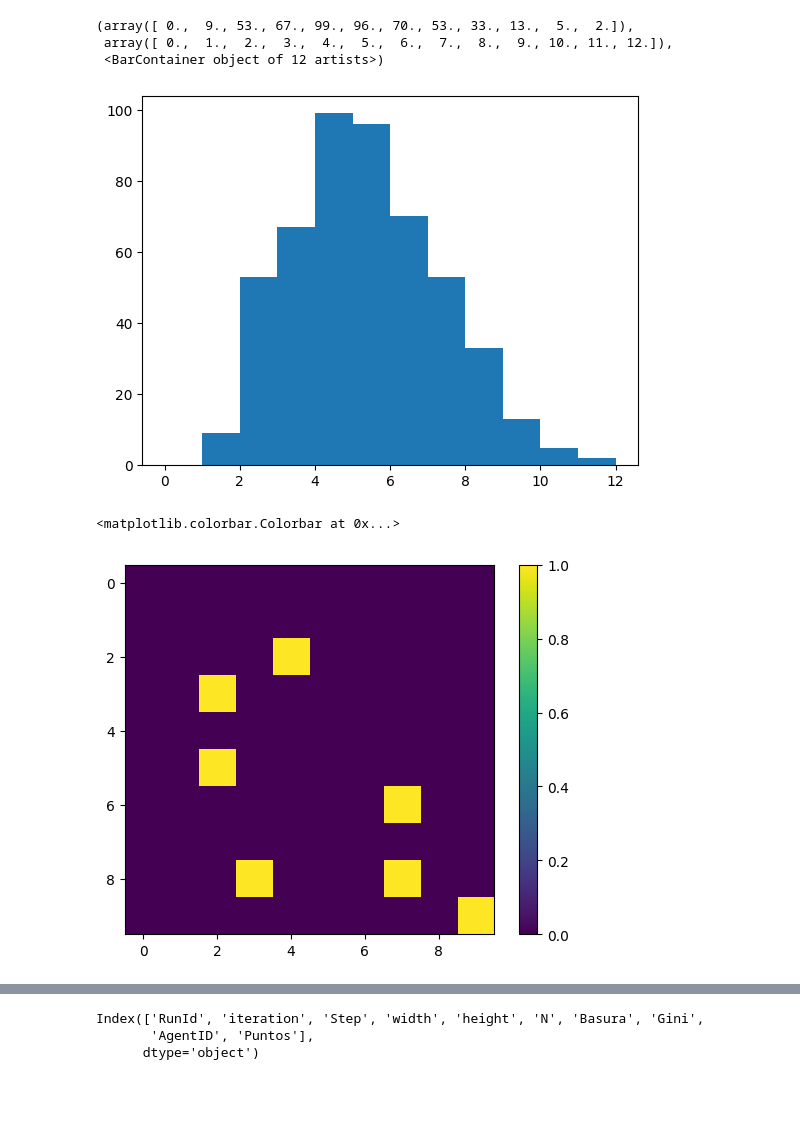
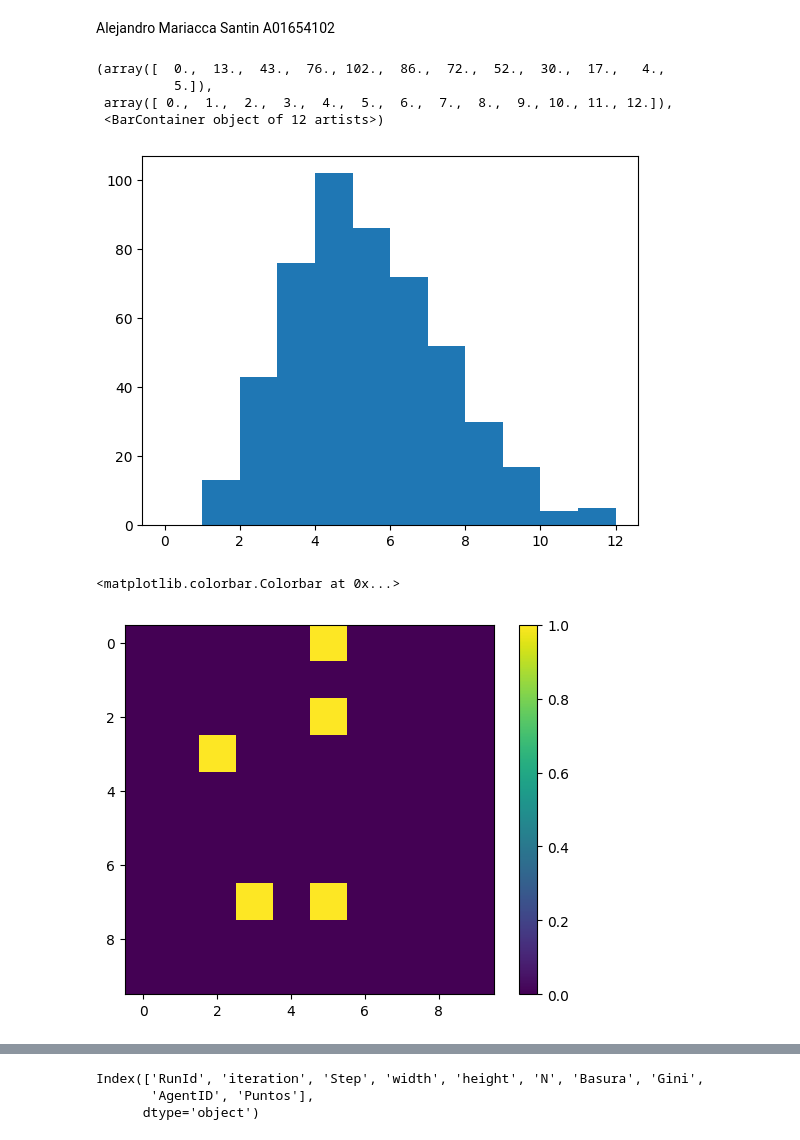
Before and after one commit to alemarsa-exe/M1-Actividad, a Jupyter notebook: M1.Graficas.ipynb, the cells around one changed output, grey strips where cells are left out. Cells and saved outputs as stored; diff of their text form; code cells hidden in the pictures; blank space fills up the shorter version.

```diff
--- a/M1.Graficas.ipynb
+++ b/M1.Graficas.ipynb
@@ -1,3 +1,6 @@
+# %% [markdown]
+Alejandro Mariacca Santin
+A01654102
 # %%
 %matplotlib inline
 import matplotlib.pyplot as ptl
@@ -78,23 +81,24 @@ class TrashAgent(mesa.Agent):
 # %%
 all_wealth = []
 
-# This runs the model 100 times, each model executing 10 steps.
-for j in range(200):
+# This runs the model 100 times, each model executing 100 steps.
+for j in range(100):
     # Run the model
     model = AspiradoraModel(5, 20, 10, 10)
-    for i in range(200):
+    for i in range(100):
         model.step()
 
     # Store the results
     for agent in model.schedule.agents:
         all_wealth.append(agent.puntos)
 
 ptl.hist(all_wealth, bins=range(max(all_wealth) + 1))
 # %% [output]
-(array([ 0.,  9., 53., 67., 99., 96., 70., 53., 33., 13.,  5.,  2.]),
+(array([  0.,  13.,  43.,  76., 102.,  86.,  72.,  52.,  30.,  17.,   4.,
+          5.]),
  array([ 0.,  1.,  2.,  3.,  4.,  5.,  6.,  7.,  8.,  9., 10., 11., 12.]),
  <BarContainer object of 12 artists>)
-[figure, old version]
+[figure, new version]
 # %%
 import numpy as np
 
@@ -107,7 +111,7 @@ ptl.imshow(agent_counts, interpolation="nearest")
 ptl.colorbar()
 # %% [output]
 <matplotlib.colorbar.Colorbar at 0x...>
-[figure, old version]
+[figure, new version]
 # %%
 gini = model.datacollector.get_model_vars_dataframe()
 gini.plot()
```
Also changed, not shown: parts of 9 cells of this notebook.
